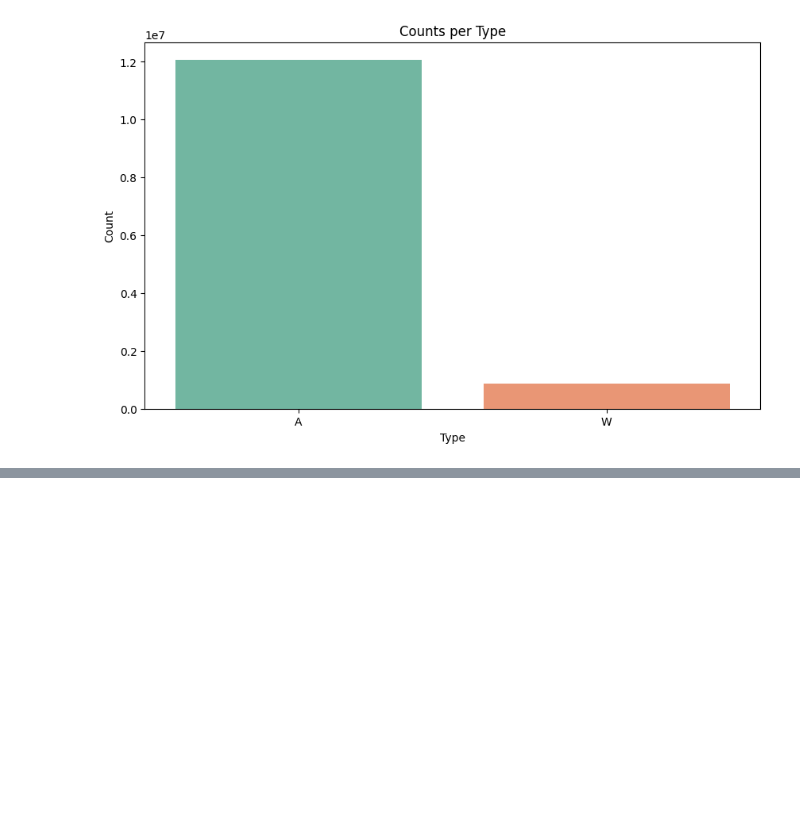
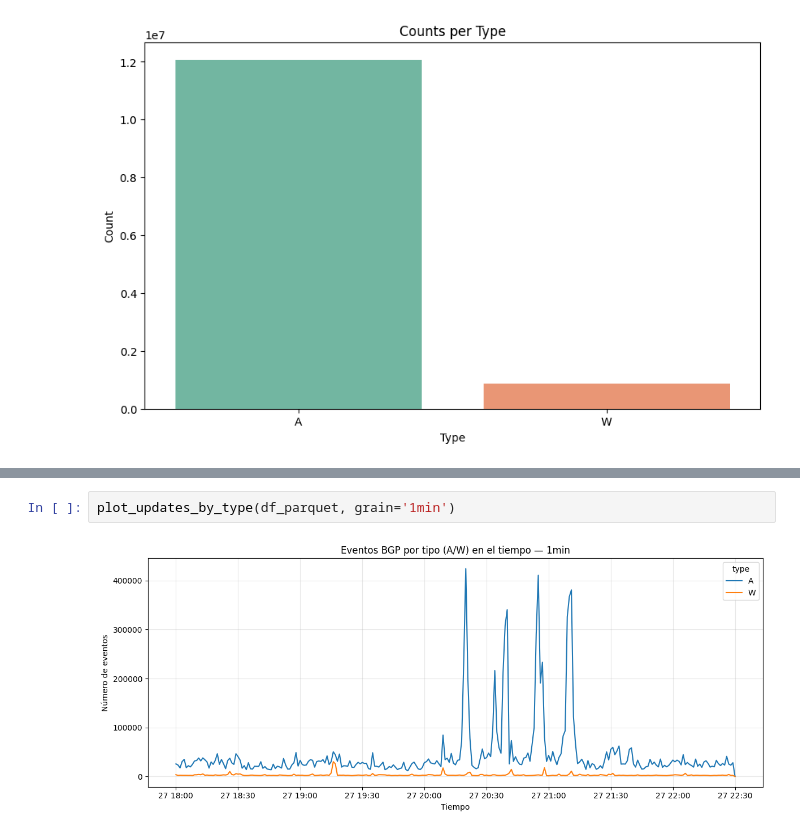
Before and after one commit to Proyecto-Integragor-Equipo-52/BGP-Hijacking-detection, a Jupyter notebook: notebooks/EDA_Chris.ipynb, the cells around one changed output, grey strips where cells are left out. Drawn from its saved outputs; the diff is of its cells as text; blank space fills up the shorter version.

```diff
--- a/notebooks/EDA_Chris.ipynb
+++ b/notebooks/EDA_Chris.ipynb
@@ -138,0 +325,4 @@ plt.show()
+# %%
+plot_updates_by_type(df_parquet, grain='1min')
+# %% [output]
+[figure, added]
```
Also changed, not shown: parts of 16 cells of this notebook.
